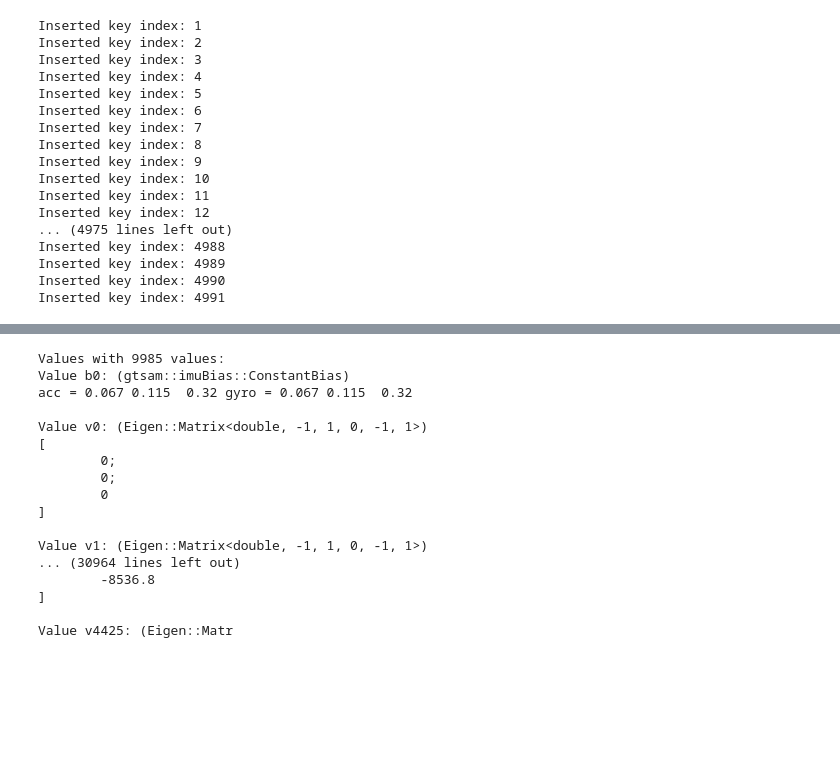
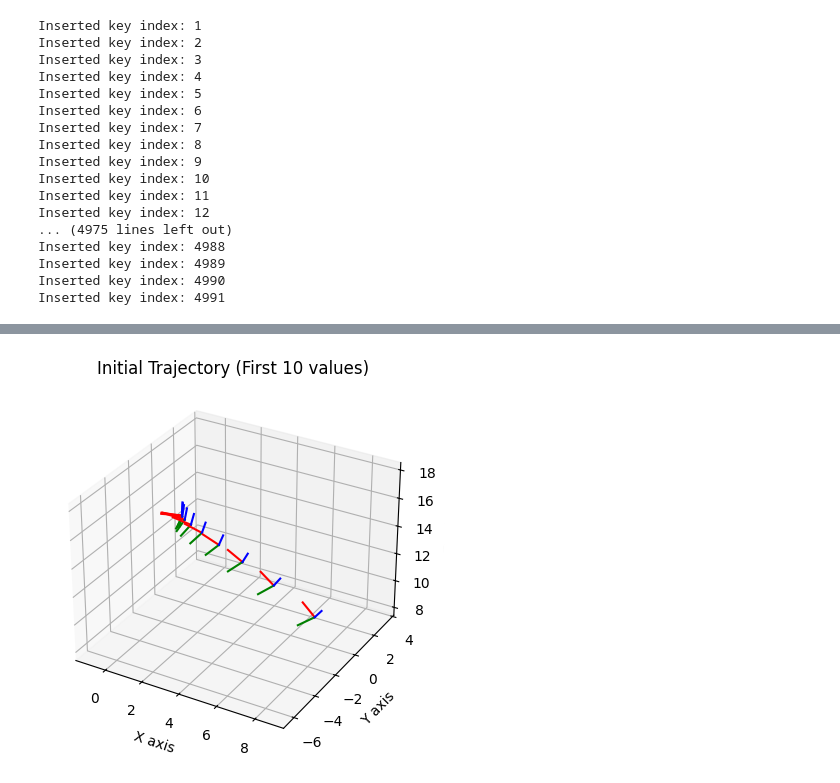
Before and after one commit to ppakr/graph_slam_nav, a Jupyter notebook: auv_graph_slam.ipynb, the cells around one changed output, grey strips where cells are left out. Drawn from its saved outputs; the diff is of its cells as text; code cells hidden in the pictures; blank space fills up the shorter version.

```diff
--- a/auv_graph_slam.ipynb
+++ b/auv_graph_slam.ipynb
@@ -236,20 +293,28 @@ plot_trajectory(initial, title="Initial Trajectory", fignum=7, show=True)
 # %%
-print(initial)
+# print(initial)
-# %% [output]
-Values with 9985 values:
-Value b0: (gtsam::imuBias::ConstantBias)
-acc = 0.067 0.115  0.32 gyro = 0.067 0.115  0.32
-
-Value v0: (Eigen::Matrix<double, -1, 1, 0, -1, 1>)
-[
-        0;
-        0;
-        0
-]
-
-Value v1: (Eigen::Matrix<double, -1, 1, 0, -1, 1>)
-... (30964 lines left out)
-        -8536.8
-]
-
-Value v4425: (Eigen::Matr
+# %%
+def plot_trajectory(values: gtsam.Values,
+                    title: str = "Estimated Trajectory",
+                    fignum: int = 1,
+                    limit: int = 100, # <--- Limit parameter
+                    show: bool = False):
+    i = 0
+    # Run while key exists AND i is less than limit
+    while values.exists(X(i)) and i < limit:
+        pose_i = values.atPose3(X(i))
+        plot_pose3(fignum, pose_i, 1)
+        i += 1
+
+    plt.title(f"{title} (First {i} values)")
+
+    gtsam.utils.plot.set_axes_equal(fignum)
+
+    plt.ioff()
+
+    if show:
+        plt.show()
+
+# Usage: Plot only the first 100 values
+plot_trajectory(initial, title="Initial Trajectory", fignum=7, limit=10, show=True)
+# %% [output]
+[figure, added]
```
Also changed, not shown: parts of 3 cells of this notebook, 1 other file.
